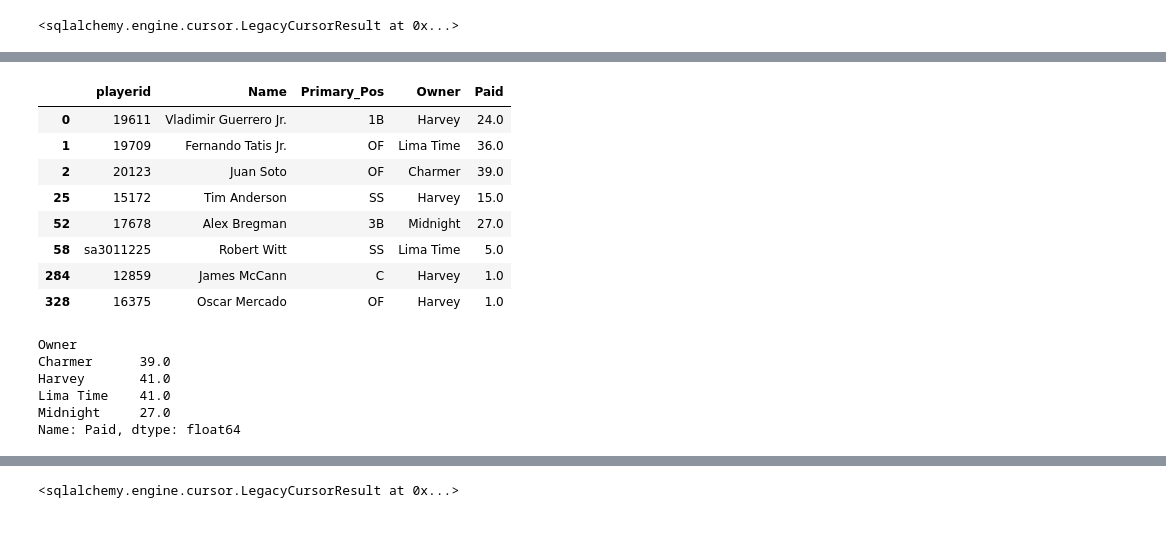
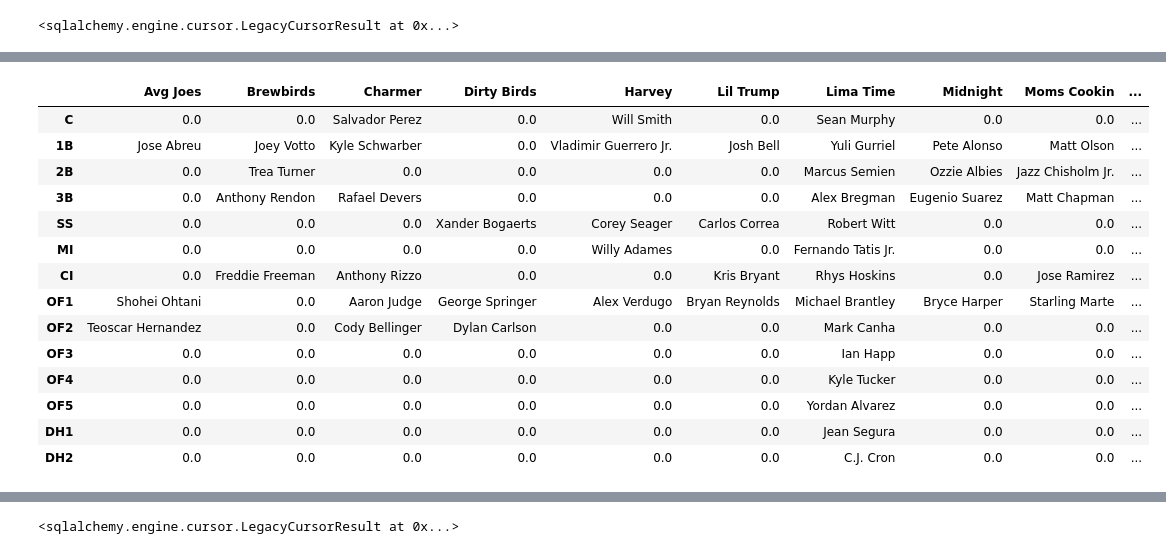
Before and after one commit to haueter19/baseball, a Jupyter notebook: Fantasy Work.ipynb, the cells around one changed output, grey strips where cells are left out. Saved outputs shown, nothing was run; the diff lists cells and outputs as text; code cells hidden in the pictures.

Commit message:
roster function

```diff
--- a/Fantasy Work.ipynb
+++ b/Fantasy Work.ipynb
@@ -458,21 +468,0 @@ range(0, 12)
-# %%
-h[h['Owner'].notna()][['playerid', 'Name', 'Primary_Pos', 'Owner', 'Paid']]
-# %% [output]
-|  | playerid | Name | Primary_Pos | Owner | Paid |
-| 0 | 19611 | Vladimir Guerrero Jr. | 1B | Harvey | 24.0 |
-| 1 | 19709 | Fernando Tatis Jr. | OF | Lima Time | 36.0 |
-| 2 | 20123 | Juan Soto | OF | Charmer | 39.0 |
-| 25 | 15172 | Tim Anderson | SS | Harvey | 15.0 |
-| 52 | 17678 | Alex Bregman | 3B | Midnight | 27.0 |
-| 58 | sa3011225 | Robert Witt | SS | Lima Time | 5.0 |
-| 284 | 12859 | James McCann | C | Harvey | 1.0 |
-| 328 | 16375 | Oscar Mercado | OF | Harvey | 1.0 |
-# %%
-h.groupby('Owner')['Paid'].sum()
-# %% [output]
-Owner
-Charmer      39.0
-Harvey       41.0
-Lima Time    41.0
-Midnight     27.0
-Name: Paid, dtype: float64
@@ -478,0 +495,2 @@ Name: Paid, dtype: float64
+# %%
+roster = pd.DataFrame(index=['C', '1B', '2B', '3B', 'SS', 'MI', 'CI', 'OF1', 'OF2', 'OF3', 'OF4', 'OF5', 'DH1', 'DH2'], data=np.zeros((14,12)), columns=owners_df.Owner.tolist())
@@ -478,0 +504,18 @@ Name: Paid, dtype: float64
+# %%
+roster
+# %% [output]
+|  | Avg Joes | Brewbirds | Charmer | Dirty Birds | Harvey | Lil Trump | Lima Time | Midnight | Moms Cookin | ... |
+| C | 0.0 | 0.0 | Salvador Perez | 0.0 | Will Smith | 0.0 | Sean Murphy | 0.0 | 0.0 | ... |
+| 1B | Jose Abreu | Joey Votto | Kyle Schwarber | 0.0 | Vladimir Guerrero Jr. | Josh Bell | Yuli Gurriel | Pete Alonso | Matt Olson | ... |
+| 2B | 0.0 | Trea Turner | 0.0 | 0.0 | 0.0 | 0.0 | Marcus Semien | Ozzie Albies | Jazz Chisholm Jr. | ... |
+| 3B | 0.0 | Anthony Rendon | Rafael Devers | 0.0 | 0.0 | 0.0 | Alex Bregman | Eugenio Suarez | Matt Chapman | ... |
+| SS | 0.0 | 0.0 | 0.0 | Xander Bogaerts | Corey Seager | Carlos Correa | Robert Witt | 0.0 | 0.0 | ... |
+| MI | 0.0 | 0.0 | 0.0 | 0.0 | Willy Adames | 0.0 | Fernando Tatis Jr. | 0.0 | 0.0 | ... |
+| CI | 0.0 | Freddie Freeman | Anthony Rizzo | 0.0 | 0.0 | Kris Bryant | Rhys Hoskins | 0.0 | Jose Ramirez | ... |
+| OF1 | Shohei Ohtani | 0.0 | Aaron Judge | George Springer | Alex Verdugo | Bryan Reynolds | Michael Brantley | Bryce Harper | Starling Marte | ... |
+| OF2 | Teoscar Hernandez | 0.0 | Cody Bellinger | Dylan Carlson | 0.0 | 0.0 | Mark Canha | 0.0 | 0.0 | ... |
+| OF3 | 0.0 | 0.0 | 0.0 | 0.0 | 0.0 | 0.0 | Ian Happ | 0.0 | 0.0 | ... |
+| OF4 | 0.0 | 0.0 | 0.0 | 0.0 | 0.0 | 0.0 | Kyle Tucker | 0.0 | 0.0 | ... |
+| OF5 | 0.0 | 0.0 | 0.0 | 0.0 | 0.0 | 0.0 | Yordan Alvarez | 0.0 | 0.0 | ... |
+| DH1 | 0.0 | 0.0 | 0.0 | 0.0 | 0.0 | 0.0 | Jean Segura | 0.0 | 0.0 | ... |
+| DH2 | 0.0 | 0.0 | 0.0 | 0.0 | 0.0 | 0.0 | C.J. Cron | 0.0 | 0.0 | ... |
```
Also changed, not shown: parts of 11 cells of this notebook, 3 other files.
